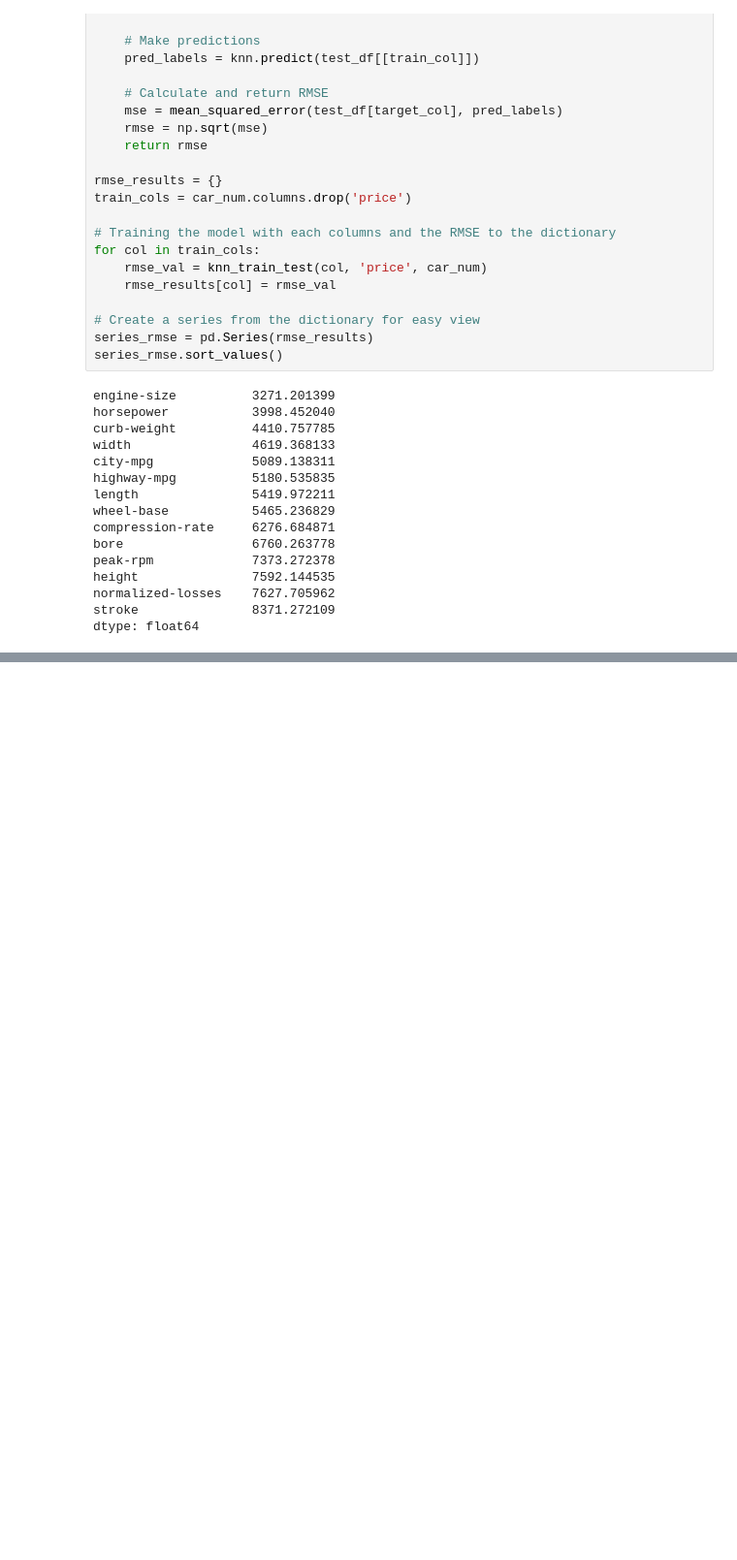
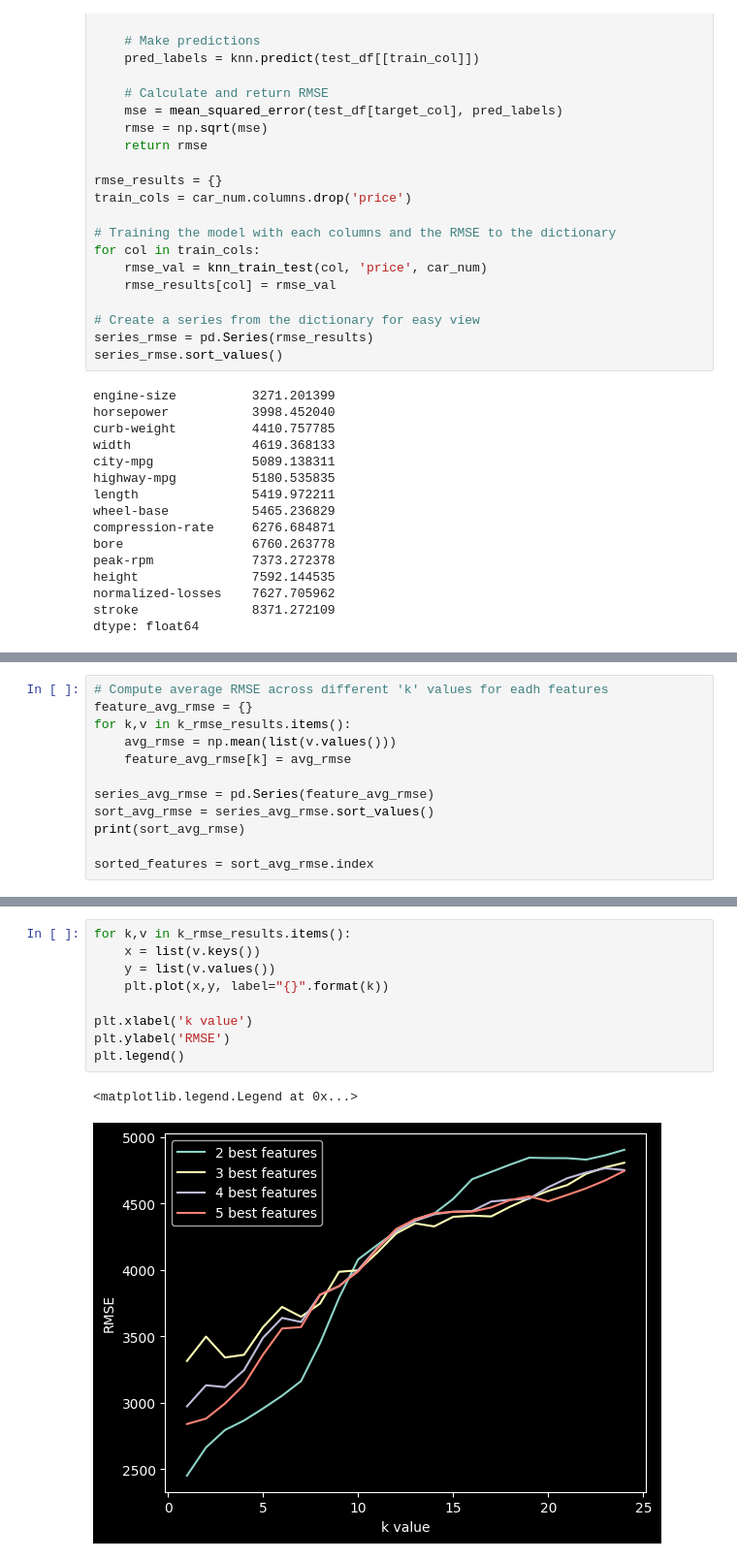
Before and after one commit to TelRich/Predicting_Car_Price, a Jupyter notebook: car_price.ipynb, the cells around one changed output, grey strips where cells are left out. Shown: that part at 97% size. Saved outputs shown, nothing was run; the diff lists cells and outputs as text; blank space fills up the shorter version.

```diff
--- a/car_price.ipynb
+++ b/car_price.ipynb
@@ -171,0 +248,12 @@ dtype: float64
+# %%
+# Compute average RMSE across different 'k' values for eadh features
+feature_avg_rmse = {}
+for k,v in k_rmse_results.items():
+    avg_rmse = np.mean(list(v.values()))
+    feature_avg_rmse[k] = avg_rmse
+
+series_avg_rmse = pd.Series(feature_avg_rmse)
+sort_avg_rmse = series_avg_rmse.sort_values()
+print(sort_avg_rmse)
+
+sorted_features = sort_avg_rmse.index
@@ -171,0 +392,12 @@ dtype: float64
+# %%
+for k,v in k_rmse_results.items():
+    x = list(v.keys())
+    y = list(v.values())
+    plt.plot(x,y, label="{}".format(k))
+
+plt.xlabel('k value')
+plt.ylabel('RMSE')
+plt.legend()
+# %% [output]
+<matplotlib.legend.Legend at 0x...>
+[figure, added]
```
Also changed, not shown: parts of 7 cells of this notebook.
